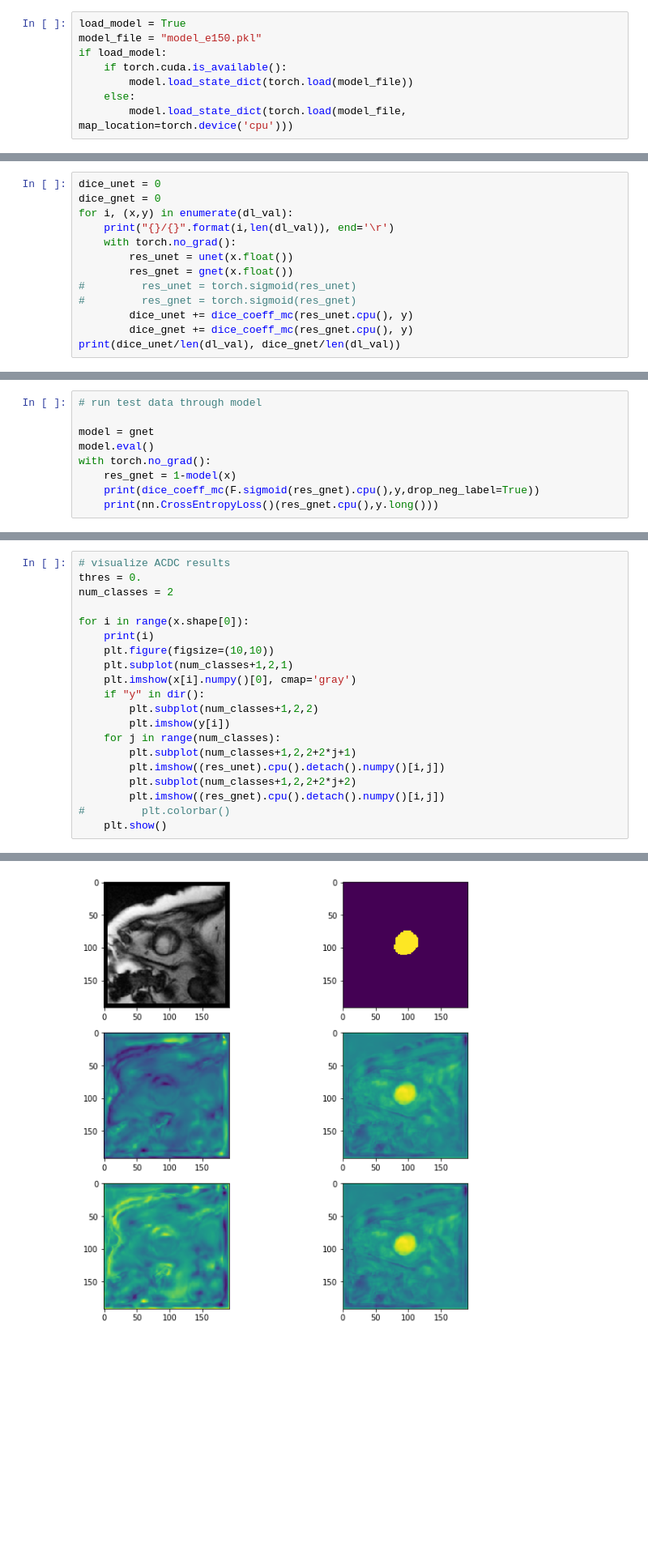
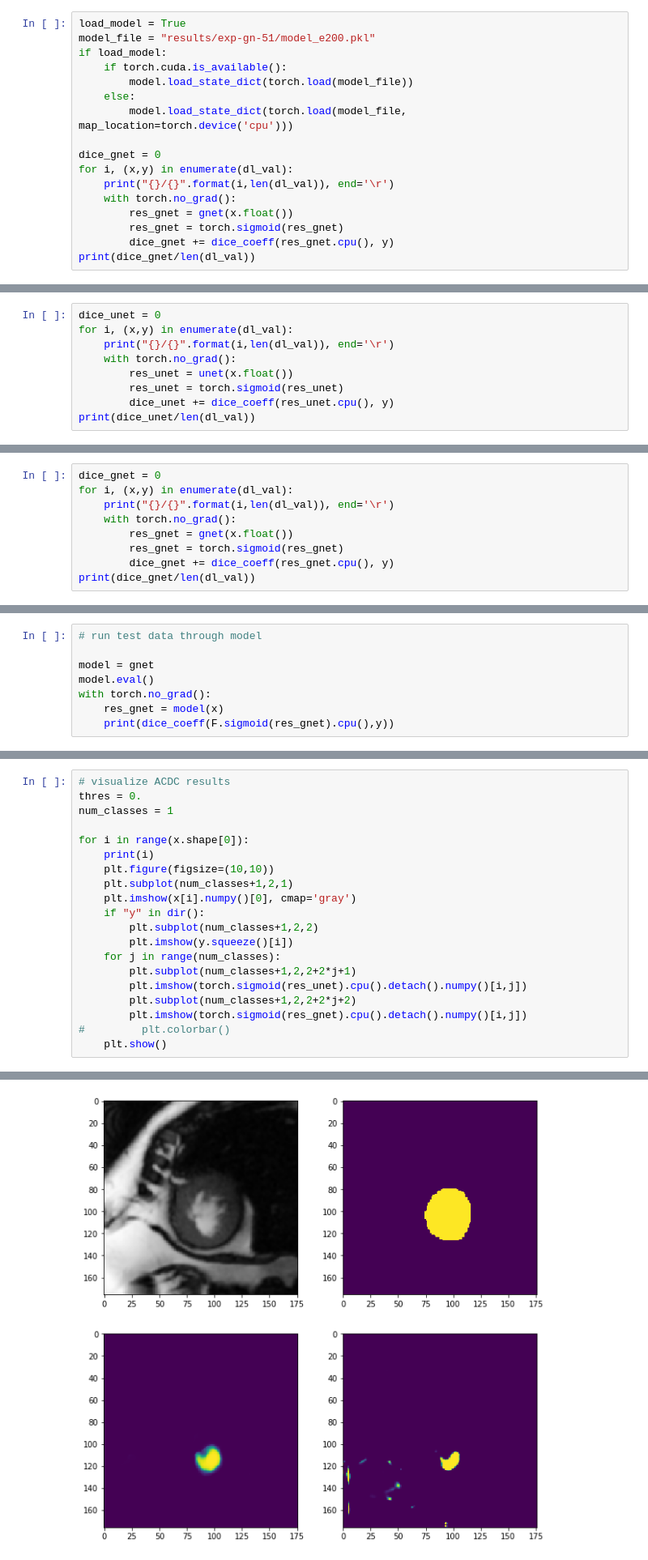
Before and after one commit to jasonliam/gammanet-pytorch, a Jupyter notebook: experiments-comp.ipynb, the cells around one changed output, grey strips where cells are left out. Shown at 81% size. Drawn from its saved outputs; the diff is of its cells as text; blank space fills up the shorter version.

```diff
--- a/experiments-comp.ipynb
+++ b/experiments-comp.ipynb
@@ -140,9 +127,18 @@ else:
     model = model.double()
 # %%
 load_model = True
-model_file = "model_e150.pkl"
+model_file = "results/exp-gn-51/model_e200.pkl"
 if load_model:
     if torch.cuda.is_available():
         model.load_state_dict(torch.load(model_file))
     else:
         model.load_state_dict(torch.load(model_file, map_location=torch.device('cpu')))
+
+dice_gnet = 0
+for i, (x,y) in enumerate(dl_val):
+    print("{}/{}".format(i,len(dl_val)), end='\r')
+    with torch.no_grad():
+        res_gnet = gnet(x.float())
+        res_gnet = torch.sigmoid(res_gnet)
+        dice_gnet += dice_coeff(res_gnet.cpu(), y)
+print(dice_gnet/len(dl_val))
@@ -162,15 +160,11 @@ print(count_parameters(gnet.module))
 ## Dice
 # %%
 dice_unet = 0
-dice_gnet = 0
 for i, (x,y) in enumerate(dl_val):
     print("{}/{}".format(i,len(dl_val)), end='\r')
     with torch.no_grad():
         res_unet = unet(x.float())
-        res_gnet = gnet(x.float())
-#         res_unet = torch.sigmoid(res_unet)
-#         res_gnet = torch.sigmoid(res_gnet)
-        dice_unet += dice_coeff_mc(res_unet.cpu(), y)
-        dice_gnet += dice_coeff_mc(res_gnet.cpu(), y)
-print(dice_unet/len(dl_val), dice_gnet/len(dl_val))
+        res_unet = torch.sigmoid(res_unet)
+        dice_unet += dice_coeff(res_unet.cpu(), y)
+print(dice_unet/len(dl_val))
 # %% [output]
@@ -177,0 +172,9 @@ tensor(0.8835) tensor(0.9755)
+# %%
+dice_gnet = 0
+for i, (x,y) in enumerate(dl_val):
+    print("{}/{}".format(i,len(dl_val)), end='\r')
+    with torch.no_grad():
+        res_gnet = gnet(x.float())
+        res_gnet = torch.sigmoid(res_gnet)
+        dice_gnet += dice_coeff(res_gnet.cpu(), y)
+print(dice_gnet/len(dl_val))
@@ -205,7 +208,6 @@ tensor(1.0707)
 model = gnet
 model.eval()
 with torch.no_grad():
-    res_gnet = 1-model(x)
-    print(dice_coeff_mc(F.sigmoid(res_gnet).cpu(),y,drop_neg_label=True))
-    print(nn.CrossEntropyLoss()(res_gnet.cpu(),y.long()))
+    res_gnet = model(x)
+    print(dice_coeff(F.sigmoid(res_gnet).cpu(),y))
 # %% [output]
@@ -214,24 +215,24 @@ tensor(33.5346)
 # %%
 # visualize ACDC results
 thres = 0.
-num_classes = 2
+num_classes = 1
 
 for i in range(x.shape[0]):
     print(i)
     plt.figure(figsize=(10,10))
     plt.subplot(num_classes+1,2,1)
     plt.imshow(x[i].numpy()[0], cmap='gray')
     if "y" in dir():
         plt.subplot(num_classes+1,2,2)
-        plt.imshow(y[i])
+        plt.imshow(y.squeeze()[i])
     for j in range(num_classes):
         plt.subplot(num_classes+1,2,2+2*j+1)
-        plt.imshow((res_unet).cpu().detach().numpy()[i,j])
+        plt.imshow(torch.sigmoid(res_unet).cpu().detach().numpy()[i,j])
         plt.subplot(num_classes+1,2,2+2*j+2)
-        plt.imshow((res_gnet).cpu().detach().numpy()[i,j])
+        plt.imshow(torch.sigmoid(res_gnet).cpu().detach().numpy()[i,j])
 #         plt.colorbar()
     plt.show()
 # %% [output]
 0
-[figure, old version]
+[figure, new version]
 1
```
Also changed, not shown: parts of 14 cells of this notebook, 3 other files.
